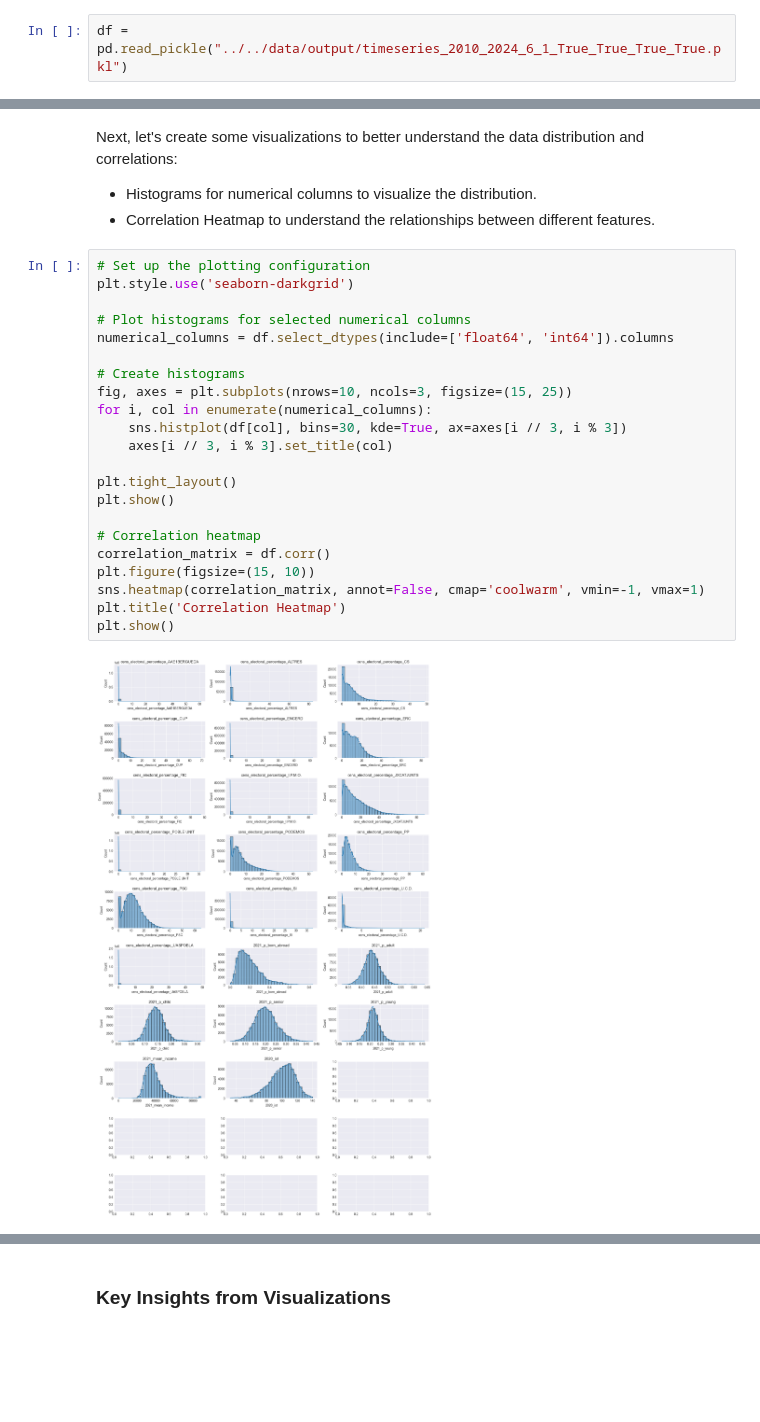
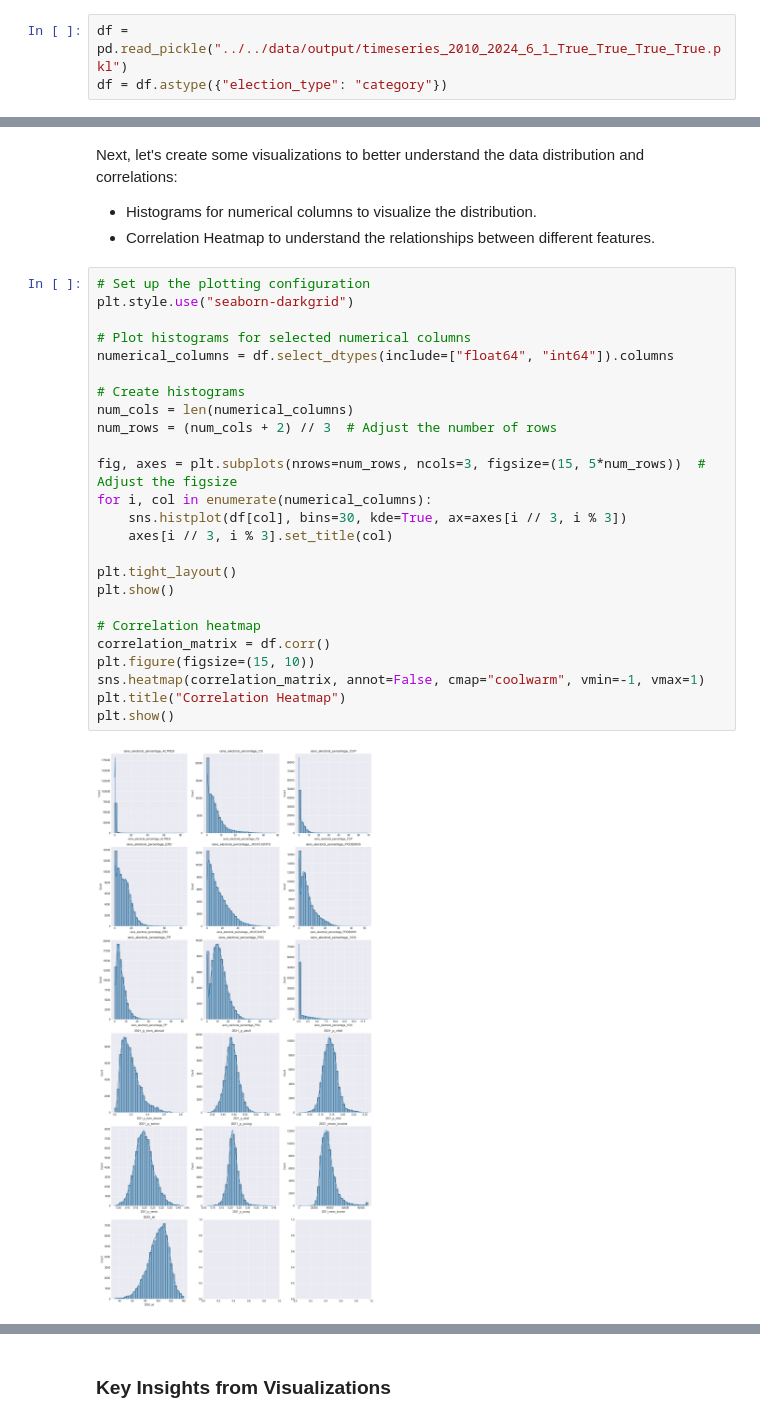
Before and after one commit to guillempla/catalan-elections-forecasting, a Jupyter notebook: src/study_data/study_output_data.ipynb, the cells around one changed output, grey strips where cells are left out. Saved outputs shown, nothing was run; the diff lists cells and outputs as text; blank space fills up the shorter version.

```diff
--- a/src/study_data/study_output_data.ipynb
+++ b/src/study_data/study_output_data.ipynb
@@ -21,6 +21,7 @@ logging.basicConfig(
 ## Load data
 # %%
 df = pd.read_pickle("../../data/output/timeseries_2010_2024_6_1_True_True_True_True.pkl")
+df = df.astype({"election_type": "category"})
 # %% [markdown]
 ## Basic Information and Summary Statistics
 # %% [markdown]
@@ -102,25 +103,28 @@ Next, let's create some visualizations to better understand the data distributio
 - Correlation Heatmap to understand the relationships between different features.
 # %%
 # Set up the plotting configuration
-plt.style.use('seaborn-darkgrid')
+plt.style.use("seaborn-darkgrid")
 
 # Plot histograms for selected numerical columns
-numerical_columns = df.select_dtypes(include=['float64', 'int64']).columns
+numerical_columns = df.select_dtypes(include=["float64", "int64"]).columns
 
 # Create histograms
-fig, axes = plt.subplots(nrows=10, ncols=3, figsize=(15, 25))
+num_cols = len(numerical_columns)
+num_rows = (num_cols + 2) // 3  # Adjust the number of rows
+
+fig, axes = plt.subplots(nrows=num_rows, ncols=3, figsize=(15, 5*num_rows))  # Adjust the figsize
 for i, col in enumerate(numerical_columns):
     sns.histplot(df[col], bins=30, kde=True, ax=axes[i // 3, i % 3])
     axes[i // 3, i % 3].set_title(col)
 
 plt.tight_layout()
 plt.show()
 
 # Correlation heatmap
 correlation_matrix = df.corr()
 plt.figure(figsize=(15, 10))
-sns.heatmap(correlation_matrix, annot=False, cmap='coolwarm', vmin=-1, vmax=1)
-plt.title('Correlation Heatmap')
+sns.heatmap(correlation_matrix, annot=False, cmap="coolwarm", vmin=-1, vmax=1)
+plt.title("Correlation Heatmap")
 plt.show()
 # %% [output]
-[figure, old version]
+[figure, new version]
```
Also changed, not shown: parts of 4 cells of this notebook, 2 other files.
